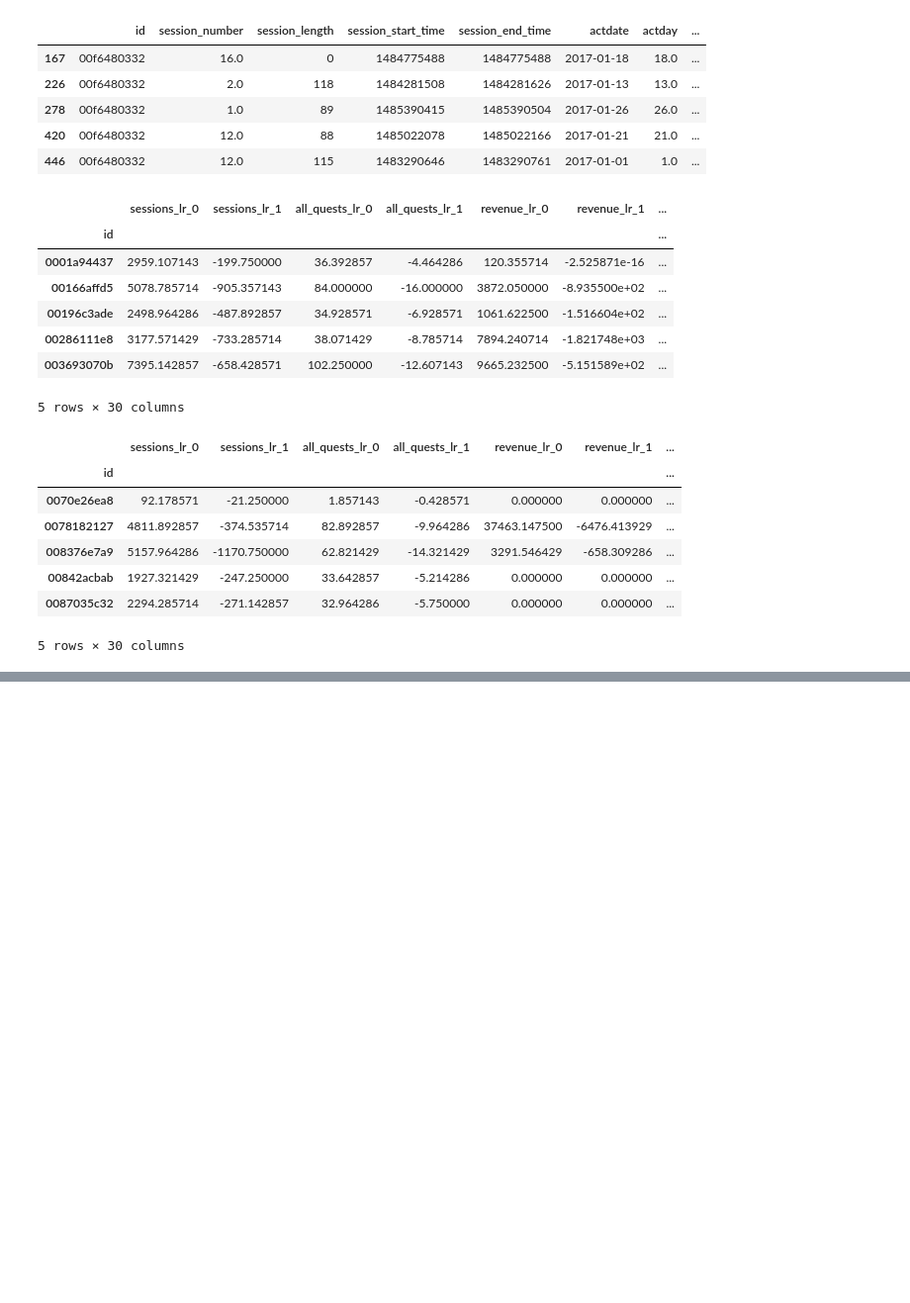
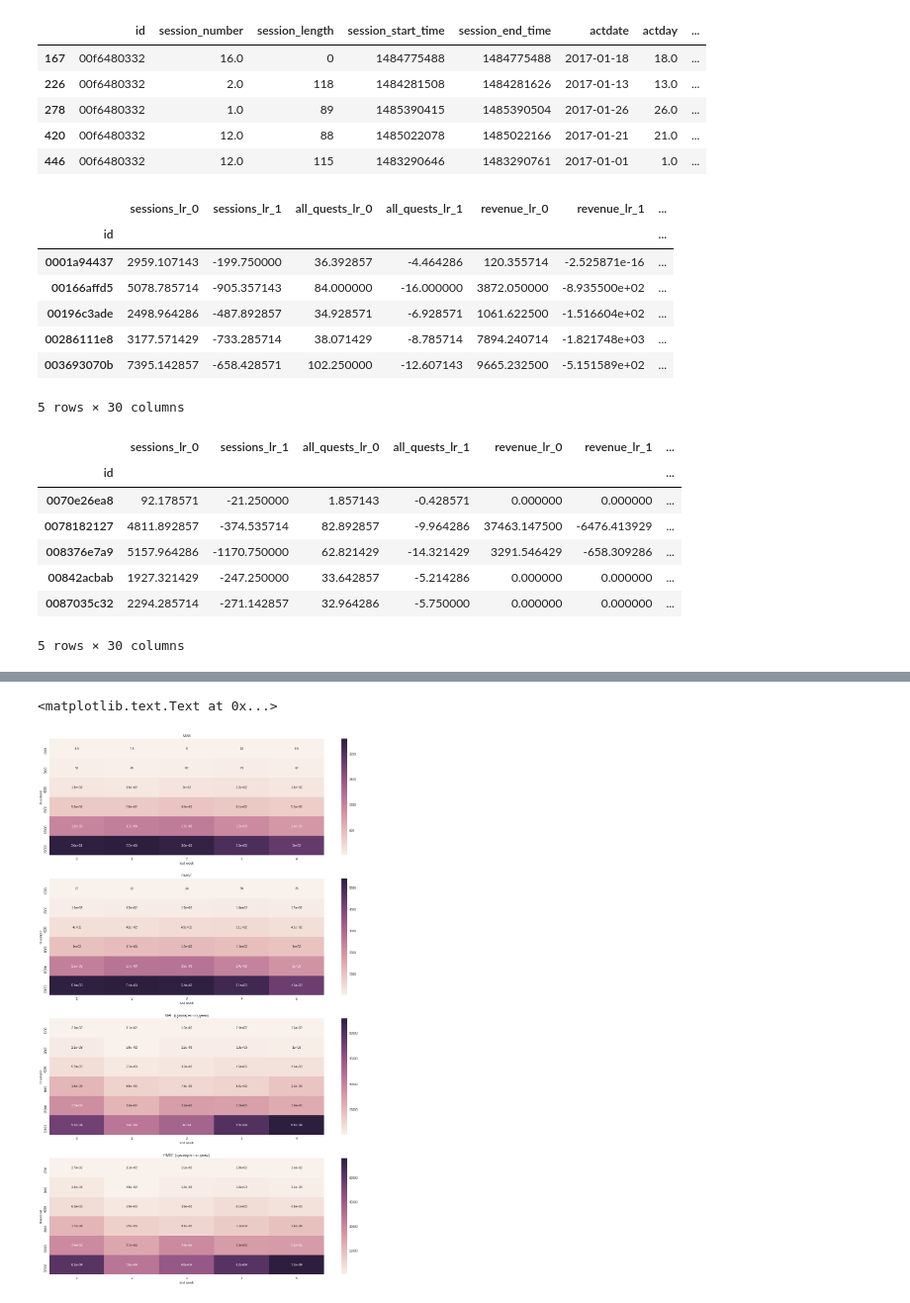
Before and after one commit to PominovaMS/webgames-practice, a Jupyter notebook: ltv30 prediction for payers.ipynb, the cells around one changed output, grey strips where cells are left out. Shown: that part at 99% size. Cells and saved outputs as stored; diff of their text form; code cells hidden in the pictures; blank space fills up the shorter version.

```diff
--- a/ltv30 prediction for payers.ipynb
+++ b/ltv30 prediction for payers.ipynb
@@ -564,0 +774,67 @@ RMSE 4120.74525352 4158.2363401
+# %%
+thresholds = np.array([1000 * (2 ** i) for i in range(6)])
+
+n_test_weeks = int((payers_regday_test.max() - payers_regday_test.min()) // 7) + 1
+n_test_weeks = 5
+
+week_mae = np.zeros((thresholds.size, n_test_weeks))
+week_rmse = np.zeros((thresholds.size, n_test_weeks))
+week_mae_sum = np.zeros((thresholds.size, n_test_weeks))
+week_rmse_sum = np.zeros((thresholds.size, n_test_weeks))
+
+ss = StandardScaler()
+est = ExtraTreesRegressor(n_estimators=50, max_depth=8, bootstrap=True)
+std_est = Pipeline([("std_scaler", ss), ("estimator", est)])
+
+for i in range(thresholds.size):
+    y1 = y.copy()
+    y1_test = y_test.copy()
+    # ограничение ltv cверху
+    t = thresholds[i]
+    y1[y1 > t] = t
+    y1_test[y1_test > t] = t
+    # исключение игроков, которые не платили в течение первой недели
+    X1 = X1[payers_revenue_ts.iloc[:, :7].sum(axis=1) != 0]
+    y1 = y1[payers_revenue_ts.iloc[:, :7].sum(axis=1) != 0]
+    X1_test = X1_test[payers_revenue_ts_test.iloc[:, :7].sum(axis=1) != 0]
+    y1_test = y1_test[payers_revenue_ts_test.iloc[:, :7].sum(axis=1) != 0]
+
+    std_est, y_pred, y_pred_test = train_model(X=X1, y=y1, X_test=X1_test, y_test=y1_test, model=std_est)
+
+    Y_test = y1_test.to_frame().join(payers_regday_test.to_frame())
+    Y_test["pred"] = y_pred_test
+
+    for j in range(n_test_weeks):
+        week_mae[i, j] = mean_absolute_error(Y_test.loc[(Y_test.regday - Y_test.regday.min()) // 7 == j, "revenue"],
+                                          Y_test.loc[(Y_test.regday - Y_test.regday.min()) // 7 == j, "pred"])
+        week_rmse[i, j] = rmse(Y_test.loc[(Y_test.regday - Y_test.regday.min()) // 7 == j, "revenue"],
+                            Y_test.loc[(Y_test.regday - Y_test.regday.min()) // 7 == j, "pred"])
+
+    Y_test = Y_test.groupby("regday").sum().reset_index()
+
+    for j in range(n_test_weeks):
+        week_mae_sum[i, j] = mean_absolute_error(Y_test.loc[(Y_test.regday - Y_test.regday.min()) // 7 == j, "revenue"],
+                                              Y_test.loc[(Y_test.regday - Y_test.regday.min()) // 7 == j, "pred"])
+        week_rmse_sum[i, j] = rmse(Y_test.loc[(Y_test.regday - Y_test.regday.min()) // 7 == j, "revenue"],
+                                Y_test.loc[(Y_test.regday - Y_test.regday.min()) // 7 == j, "pred"])
+
+f, axes = plt.subplots(4, figsize=(20, 32))
+sns.heatmap(week_mae, annot=True, ax=axes[0], yticklabels=thresholds)
+axes[0].set_title("MAE")
+axes[0].set_xlabel("test week")
+axes[0].set_ylabel("threshold")
+sns.heatmap(week_rmse, annot=True, ax=axes[1],  xticklabels=np.arange(1, 6), yticklabels=thresholds)
+axes[1].set_title("RMSE")
+axes[1].set_xlabel("test week")
+axes[1].set_ylabel("threshold")
+sns.heatmap(week_mae_sum, annot=True, ax=axes[2], yticklabels=thresholds)
+axes[2].set_title("MAE (суммарно по дням)")
+axes[2].set_xlabel("test week")
+axes[2].set_ylabel("threshold")
+sns.heatmap(week_rmse_sum, annot=True, ax=axes[3],  xticklabels=np.arange(1, 6), yticklabels=thresholds)
+axes[3].set_title("RMSE (суммарно по дням)")
+axes[3].set_xlabel("test week")
+axes[3].set_ylabel("threshold")
+# %% [output]
+<matplotlib.text.Text at 0x...>
+[figure, added]
```
Also changed, not shown: parts of 31 cells of this notebook.
